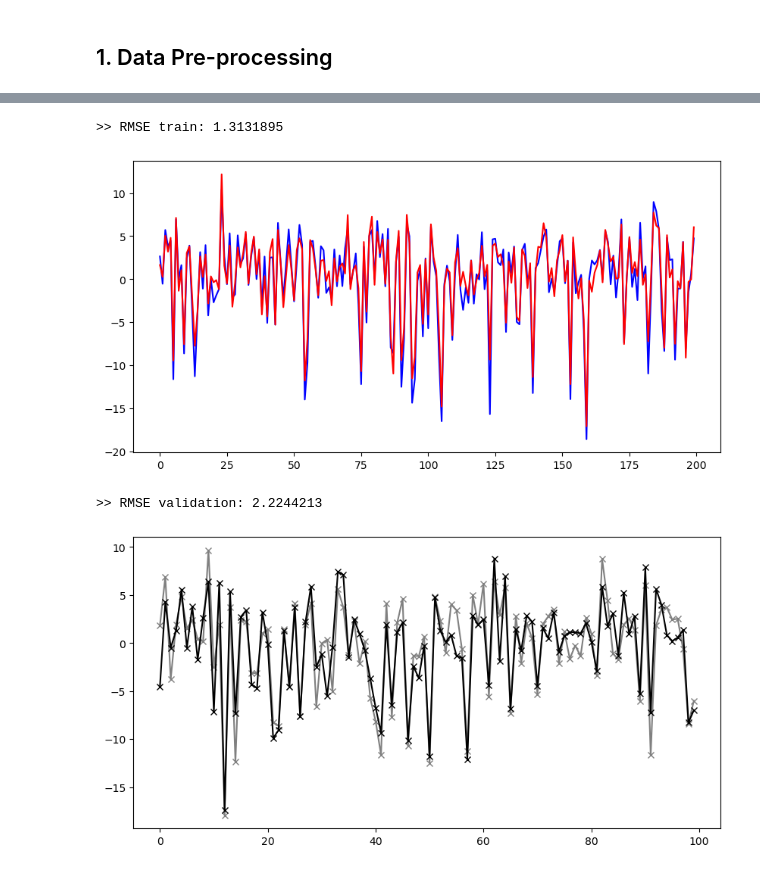
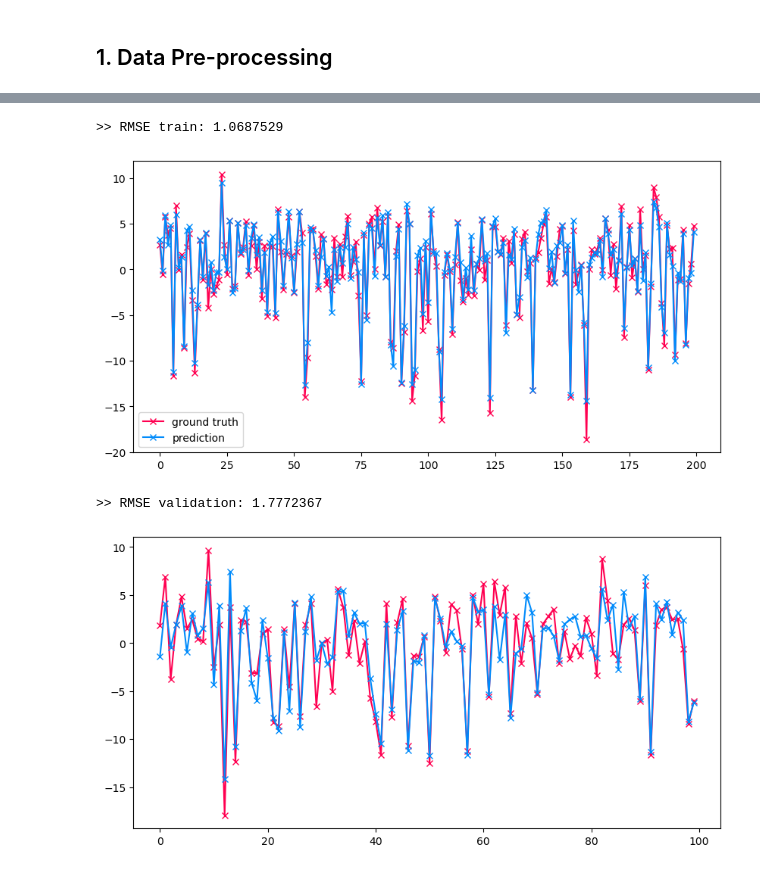
Before and after one commit to GioT/Time_series_challenge, a Jupyter notebook: vignettes/HL_predictions.ipynb, the cells around one changed output, grey strips where cells are left out. Drawn from its saved outputs; the diff is of its cells as text; code cells hidden in the pictures.

```diff
--- a/vignettes/HL_predictions.ipynb
+++ b/vignettes/HL_predictions.ipynb
@@ -66,0 +67,9 @@ While the performance of your proposed approach is important to us, we are equal
+# %%
+class PARAMS():
+    def __init__(self):
+        self.input_size  = None
+        self.hidden_size = None
+        self.conv_c1     = None
+        self.conv_c2     = None
+        self.batch_size  = None
+        self.n_epochs    = None
@@ -145,0 +124,10 @@ Wall time: 8.83 s
+# %%
+%%time
+## make datasets to be passed to DNNs
+lookback = 1
+X_train, y_train = create_dataset(X_raw_train, lookback=lookback),create_dataset(y_raw_train, lookback=lookback)
+X_val, y_val     = create_dataset(X_raw_val, lookback=lookback),  create_dataset(y_raw_val, lookback=lookback)
+X_test, y_test   = create_dataset(X_raw_test, lookback=lookback), create_dataset(y_raw_test, lookback=lookback)
+print(X_train.shape, y_train.shape)
+print(X_val.shape, y_val.shape)
+print(X_test.shape, y_test.shape)
@@ -239,0 +271,11 @@ Epoch 40: train RMSE 1.2951, validation RMSE 2.1512
+# %%
+## Selecting best model checkpoint to plot
+best_model = { 'mlp':[mlp,'../output/model_params/mlp_e_30_seed_0_trainRMSE_1.24_valRMSE_2.07'],
+                'lstm':[lstm,],
+                'cnn_lstm':[cnn_lstm,'../output/model_params/cnn_lstm_e_20_seed_9_trainRMSE_1.07_valRMSE_1.78']
+             }
+selected_model = 'cnn_lstm' # manually change me
+
+model = best_model[selected_model][0](params)
+model.load_state_dict(torch.load(best_model[selected_model][1], weights_only=True))
+model.eval()
@@ -240,17 +294,18 @@ Epoch 40: train RMSE 1.2951, validation RMSE 2.1512
 # %%
 ## plot training set results:
 with torch.no_grad():
     y_real = y_train[:, -1, :]
     y_hat  = model(X_train)[:, -1, :] # you take the last prediction (last of 2nd element of 3D tensor)
     print('>> RMSE train:',np.sqrt(loss_fn(y_hat, y_real)).detach().numpy() )
 # plot
 plt.figure(figsize=(10,5))
-plt.plot(y_real[:200], c='b')
-plt.plot(y_hat[:200], c='r')
+plt.plot(y_real[:200], c='#ff0051',marker='x',label='ground truth')
+plt.plot(y_hat[:200], c='#008bfb',marker='x',label='prediction')
+plt.legend()
 plt.show()
 # %% [output]
->> RMSE train: 1.3131895
+>> RMSE train: 1.0687529
-[figure, old version]
+[figure, new version]
 # %%
 ## plot validation set results:
 with torch.no_grad():
@@ -259,10 +314,10 @@ with torch.no_grad():
     print('>> RMSE validation:',np.sqrt(loss_fn(y_hat, y_real)).detach().numpy() )
 # plot
 plt.figure(figsize=(10,5))
-plt.plot(y_real[:100], c='grey',marker='x')
-plt.plot(y_hat[:100], c='black',marker='x')
+plt.plot(y_real[:100], c='#ff0051',marker='x')
+plt.plot(y_hat[:100], c='#008bfb',marker='x')
 plt.show()
 # %% [output]
->> RMSE validation: 2.2244213
+>> RMSE validation: 1.7772367
-[figure, old version]
+[figure, new version]
 # %%
```
Also changed, not shown: parts of 31 cells of this notebook, 1 other file.
